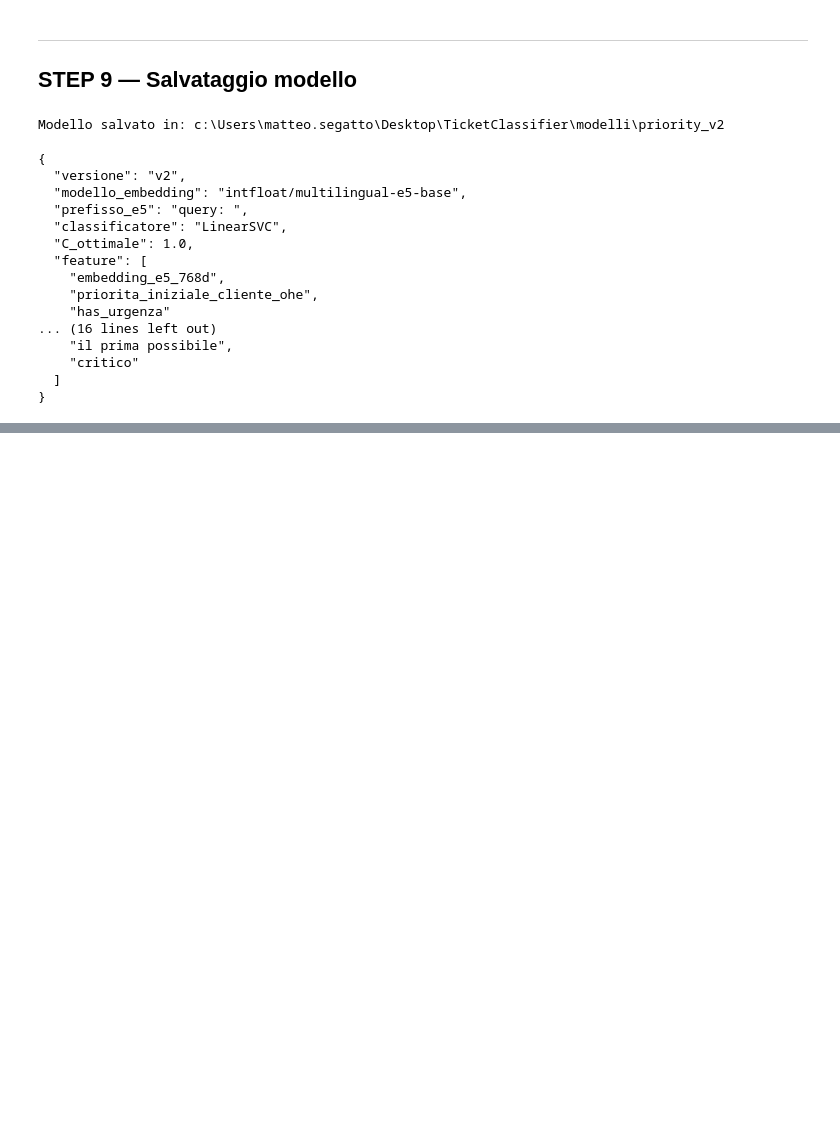
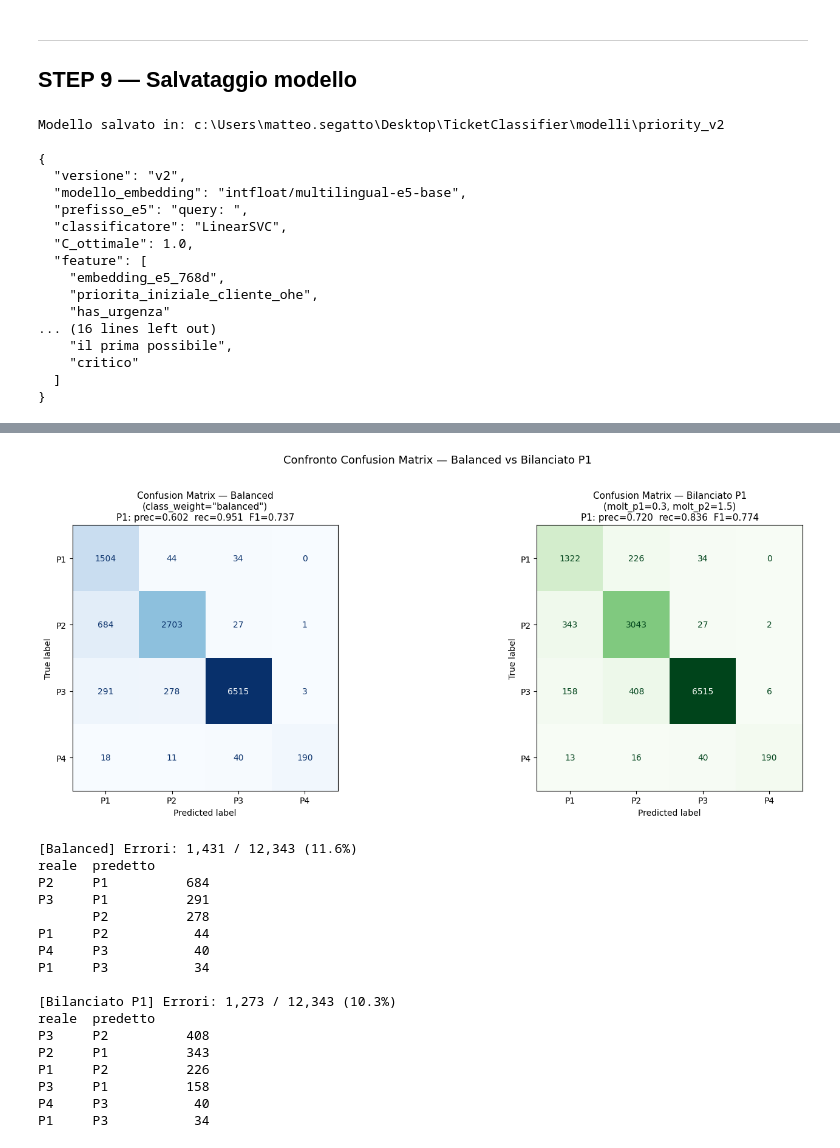
Before and after one commit to teosegatto-wq/TicketClassifier, a Jupyter notebook: notebooks/PriorityClassifier.ipynb, the cells around one changed output, grey strips where cells are left out. Cells and saved outputs as stored; diff of their text form; code cells hidden in the pictures; blank space fills up the shorter version.

```diff
--- a/notebooks/PriorityClassifier.ipynb
+++ b/notebooks/PriorityClassifier.ipynb
@@ -204,7 +204,7 @@ for c, w in sorted(balanced_weights.items()):
 
 # Prova diverse penalizzazioni su P1
 # abbassare il peso P1 = il modello è meno aggressivo nel predire P1
-moltiplicatori_p1 = [0.4, 0.3, 0.2, 0.15, 0.1]
+moltiplicatori_p1 = [0.4, 0.3, 0.2]
 
 cv = StratifiedKFold(n_splits=3, shuffle=True, random_state=42)
 risultati = []
@@ -250,7 +248,7 @@ from sklearn.metrics import precision_score, recall_score, f1_score
 import itertools
 
 molt_p1_range = [0.3, 0.4]      # intorno all'ottimo trovato
-molt_p2_range = [1.0, 1.1, 1.2, 1.3, 1.5] # balanced=1.0, proviamo sopra e sotto
+molt_p2_range = [1.2, 1.3, 1.5] # balanced=1.0, proviamo sopra e sotto
 
 risultati = []
 
@@ -503,0 +585,68 @@ Modello salvato in: c:\Users\matteo.segatto\Desktop\TicketClassifier\modelli\pri
+# %%
+import matplotlib.pyplot as plt
+from sklearn.metrics import ConfusionMatrixDisplay
+
+fig, axes = plt.subplots(1, 2, figsize=(16, 6))
+
+# ── Confusion Matrix — Balanced (STEP 6) ──
+ConfusionMatrixDisplay.from_predictions(
+    y_test, y_pred,
+    labels=['P1', 'P2', 'P3', 'P4'],
+    cmap='Blues',
+    ax=axes[0],
+    colorbar=False,
+)
+axes[0].set_title(
+    'Confusion Matrix — Balanced\n(class_weight="balanced")\nP1: prec=0.602  rec=0.951  F1=0.737',
+    fontsize=11
+)
+
+# ── Confusion Matrix — Bilanciato P1 (STEP 10) ──
+ConfusionMatrixDisplay.from_predictions(
+    y_test, y_pred_bp1,
+    labels=['P1', 'P2', 'P3', 'P4'],
+    cmap='Greens',
+    ax=axes[1],
+    colorbar=False,
+)
+p1_prec = precision_score(y_test, y_pred_bp1, labels=['P1'], average=None)[0]
+p1_rec  = recall_score(y_test, y_pred_bp1, labels=['P1'], average=None)[0]
+p1_f1   = f1_score(y_test, y_pred_bp1, labels=['P1'], average=None)[0]
+axes[1].set_title(
+    f'Confusion Matrix — Bilanciato P1\n(molt_p1={MOLT_P1}, molt_p2={MOLT_P2})\n'
+    f'P1: prec={p1_prec:.3f}  rec={p1_rec:.3f}  F1={p1_f1:.3f}',
+    fontsize=11
+)
+
+plt.suptitle('Confronto Confusion Matrix — Balanced vs Bilanciato P1', fontsize=13, y=1.02)
+plt.tight_layout()
+plt.show()
+
+# ── Errori Top coppie ──
+for label, yp in [('Balanced', y_pred), ('Bilanciato P1', y_pred_bp1)]:
+    df_err = pd.DataFrame({'reale': y_test, 'predetto': yp})
+    errori = df_err[df_err['reale'] != df_err['predetto']]
+    print(f"\n[{label}] Errori: {len(errori):,} / {len(y_test):,} ({len(errori)/len(y_test)*100:.1f}%)")
+    print(
+        errori.groupby(['reale', 'predetto']).size()
+        .sort_values(ascending=False).head(6).to_string()
+    )
+# %% [output]
+[figure, added]
+[Balanced] Errori: 1,431 / 12,343 (11.6%)
+reale  predetto
+P2     P1          684
+P3     P1          291
+       P2          278
+P1     P2           44
+P4     P3           40
+P1     P3           34
+
+[Bilanciato P1] Errori: 1,273 / 12,343 (10.3%)
+reale  predetto
+P3     P2          408
+P2     P1          343
+P1     P2          226
+P3     P1          158
+P4     P3           40
+P1     P3           34
```
Also changed, not shown: parts of 10 cells of this notebook.
